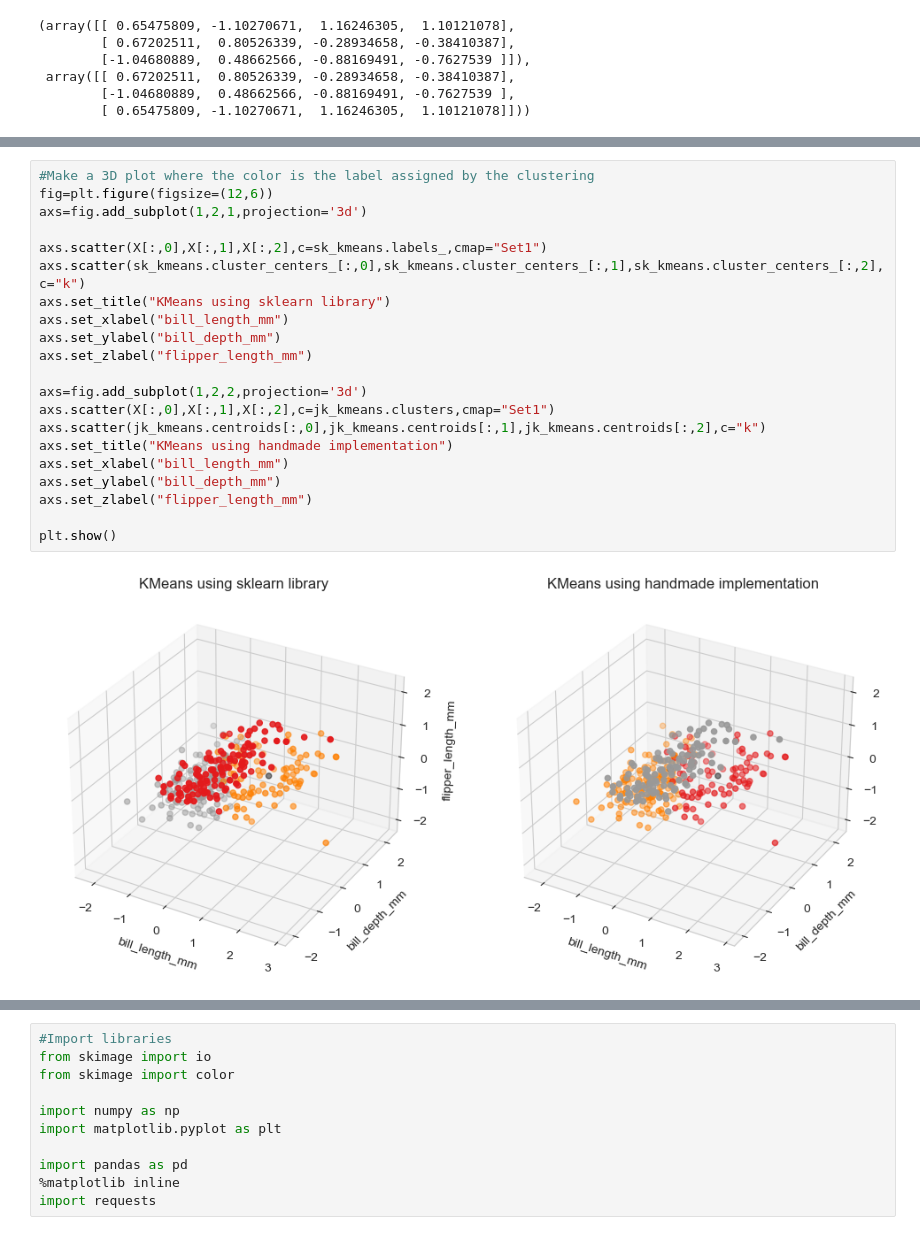
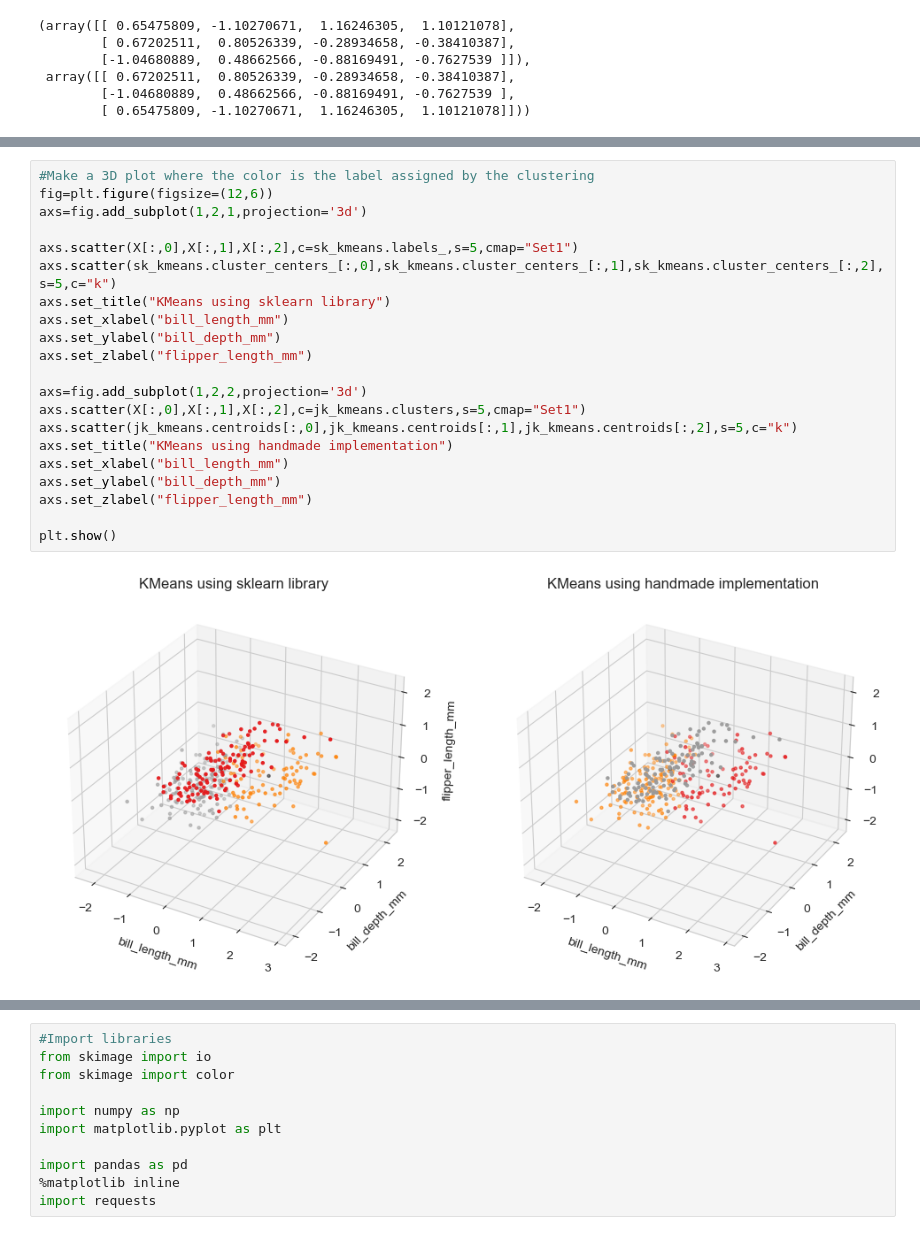
Before and after one commit to jcasarmiento/Clustering, a Jupyter notebook: K-Means-Ex.ipynb, the cells around one changed output, grey strips where cells are left out. Drawn from its saved outputs; the diff is of its cells as text.

```diff
--- a/K-Means-Ex.ipynb
+++ b/K-Means-Ex.ipynb
@@ -122,26 +122,26 @@ plt.show()
 # %%
 #Make a 3D plot where the color is the label assigned by the clustering
 fig=plt.figure(figsize=(12,6))
 axs=fig.add_subplot(1,2,1,projection='3d')
 
-axs.scatter(X[:,0],X[:,1],X[:,2],c=sk_kmeans.labels_,cmap="Set1")
-axs.scatter(sk_kmeans.cluster_centers_[:,0],sk_kmeans.cluster_centers_[:,1],sk_kmeans.cluster_centers_[:,2],c="k")
+axs.scatter(X[:,0],X[:,1],X[:,2],c=sk_kmeans.labels_,s=5,cmap="Set1")
+axs.scatter(sk_kmeans.cluster_centers_[:,0],sk_kmeans.cluster_centers_[:,1],sk_kmeans.cluster_centers_[:,2],s=5,c="k")
 axs.set_title("KMeans using sklearn library")
 axs.set_xlabel("bill_length_mm")
 axs.set_ylabel("bill_depth_mm")
 axs.set_zlabel("flipper_length_mm")
 
 axs=fig.add_subplot(1,2,2,projection='3d')
-axs.scatter(X[:,0],X[:,1],X[:,2],c=jk_kmeans.clusters,cmap="Set1")
-axs.scatter(jk_kmeans.centroids[:,0],jk_kmeans.centroids[:,1],jk_kmeans.centroids[:,2],c="k")
+axs.scatter(X[:,0],X[:,1],X[:,2],c=jk_kmeans.clusters,s=5,cmap="Set1")
+axs.scatter(jk_kmeans.centroids[:,0],jk_kmeans.centroids[:,1],jk_kmeans.centroids[:,2],s=5,c="k")
 axs.set_title("KMeans using handmade implementation")
 axs.set_xlabel("bill_length_mm")
 axs.set_ylabel("bill_depth_mm")
 axs.set_zlabel("flipper_length_mm")
 
 plt.show()
 # %% [output]
-[figure, old version]
+[figure, new version]
 # %%
 #TODO To which label each class correspond? Search about scipy linear_sum_assignment
 #It is an optimization problem.
```
Also changed, not shown: parts of 6 cells of this notebook.
